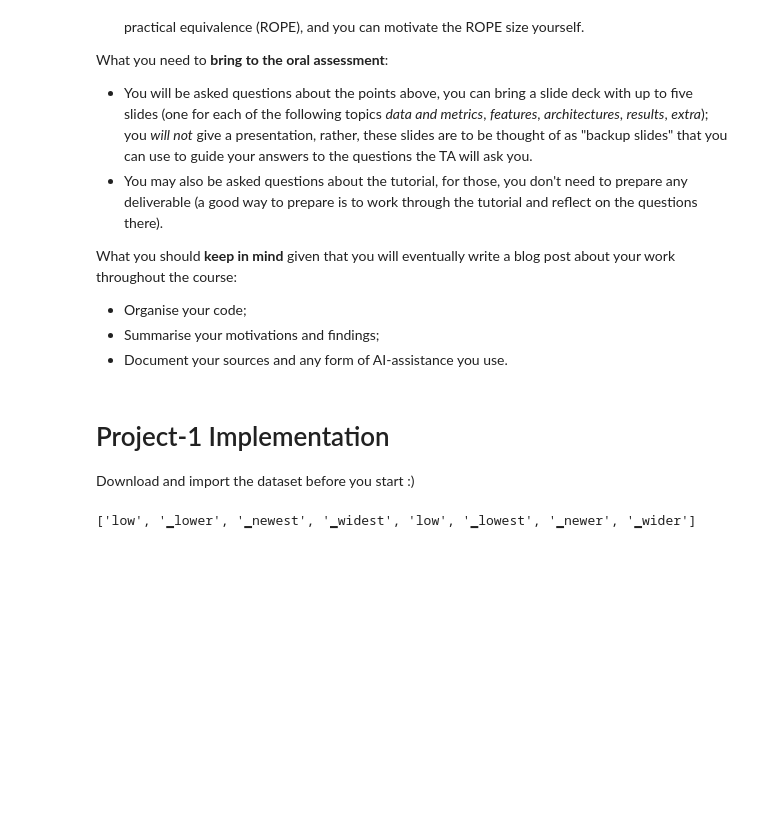
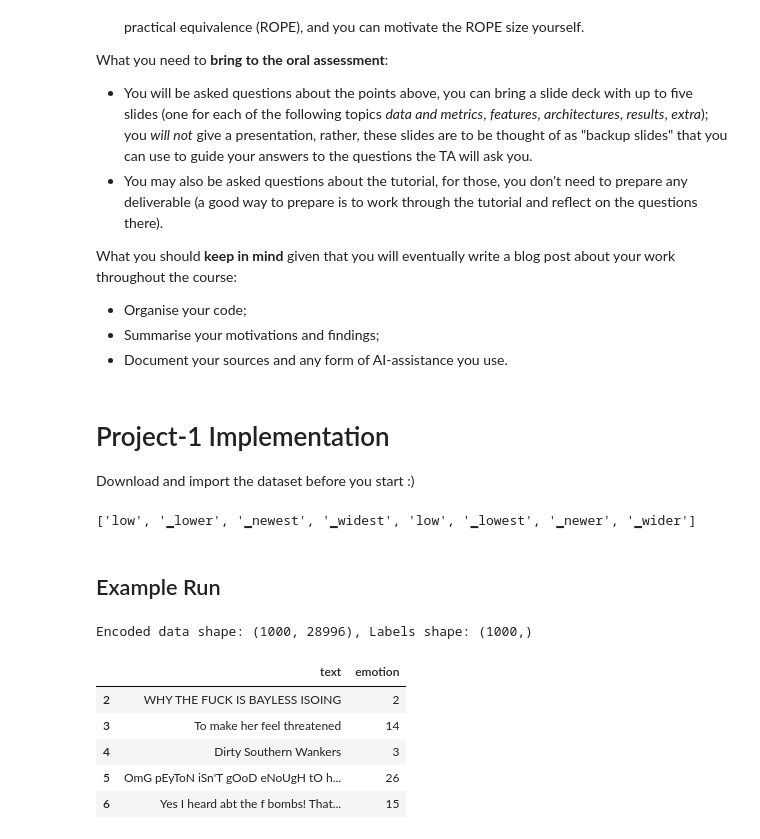
Before and after one commit to Akash-Balaji003/NLP_Projects, a Jupyter notebook: Project1/project.ipynb, the cells around one changed output. Saved outputs shown, nothing was run; the diff lists cells and outputs as text; code cells hidden in the pictures; blank space fills up the shorter version.

```diff
--- a/Project1/project.ipynb
+++ b/Project1/project.ipynb
@@ -73,3 +73,5 @@ bpe_demo_prepared_corpus = Project1.bpe.prepare_corpus(bpe_demo_corpus)
 bpe_demo_prepared_corpus
 # %% [output]
 ['low', '▁lower', '▁newest', '▁widest', 'low', '▁lowest', '▁newer', '▁wider']
+# %% [markdown]
+## Example Run
@@ -75,0 +89,19 @@ bpe_demo_prepared_corpus
+# %%
+
+tokenizer = Tokenizer.from_pretrained("bert-base-cased")
+# use token ids instead of tokens for the encoder
+vocab_size = tokenizer.get_vocab_size()
+encoder = TokenIndicator(length=vocab_size, verbose=False)
+model = LogisticRegressionClassifier()
+classifier = TextClassifier(tokenizer, encoder, model, dataset, verbose=False)
+# %% [output]
+Encoded data shape: (1000, 28996), Labels shape: (1000,)
+# %%
+dataset.head()
+# %% [output]
+|  | text | emotion |
+| 2 | WHY THE FUCK IS BAYLESS ISOING | 2 |
+| 3 | To make her feel threatened | 14 |
+| 4 | Dirty Southern Wankers | 3 |
+| 5 | OmG pEyToN iSn'T gOoD eNoUgH tO h... | 26 |
+| 6 | Yes I heard abt the f bombs! That... | 15 |
```
Also changed, not shown: parts of 4 cells of this notebook, 3 other files.
